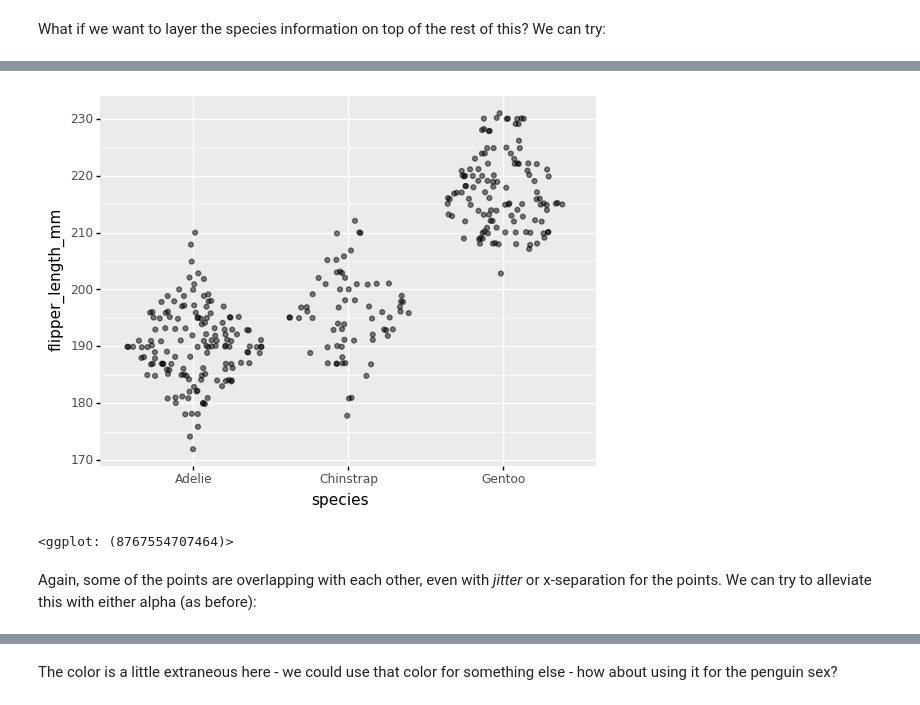
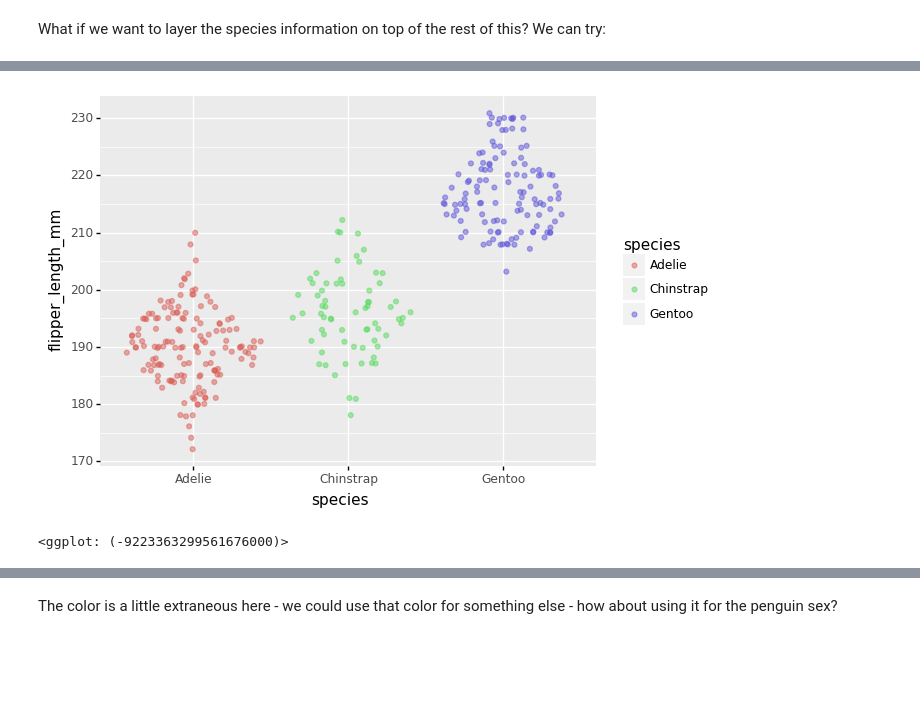
Before and after one commit to timplab/bcmb_bootcamp, a Jupyter notebook: day3/notebooks/visualizing.ipynb, the cells around one changed output, grey strips where cells are left out. Saved outputs shown, nothing was run; the diff lists cells and outputs as text; code cells hidden in the pictures; blank space fills up the shorter version.

```diff
--- a/day3/notebooks/visualizing.ipynb
+++ b/day3/notebooks/visualizing.ipynb
@@ -218,7 +171,5 @@ sns.catplot(data=penguin, x="species", y="flipper_length_mm")
 # %%
-(p9.ggplot(data=penguin, mapping=p9.aes(x='species', y='flipper_length_mm')) + p9.geom_sina(alpha=0.5))
+(p9.ggplot(data=penguin, mapping=p9.aes(x='species', y='flipper_length_mm', color='species')) + p9.geom_sina(alpha=0.5))
 # %% [output]
-[figure, old version]
+[figure, new version]
-<ggplot: (8767554707464)>
+<ggplot: (-9223363299561676000)>
-# %% [markdown]
-Again, some of the points are overlapping with each other, even with _jitter_ or x-separation for the points.  We can try to alleviate this with either alpha (as before):
```
Also changed, not shown: parts of 72 cells of this notebook, 1 other file.
